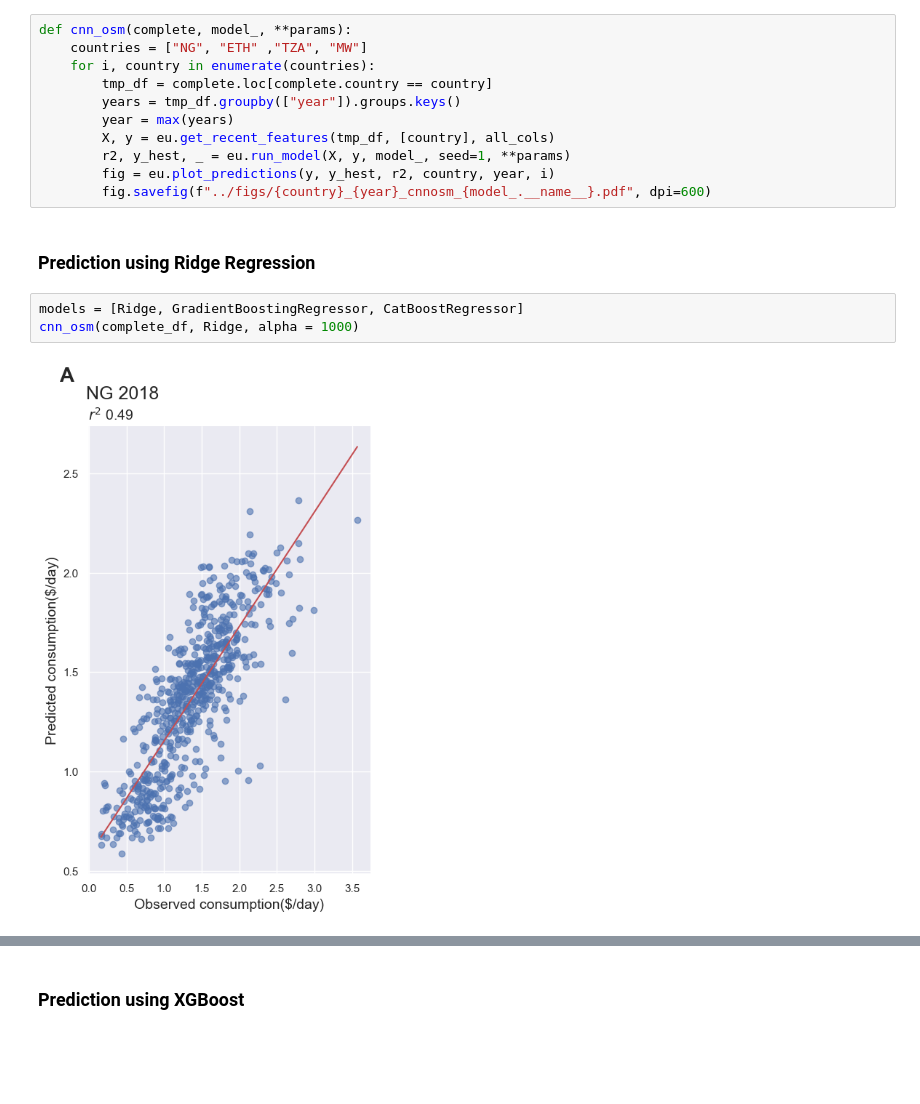
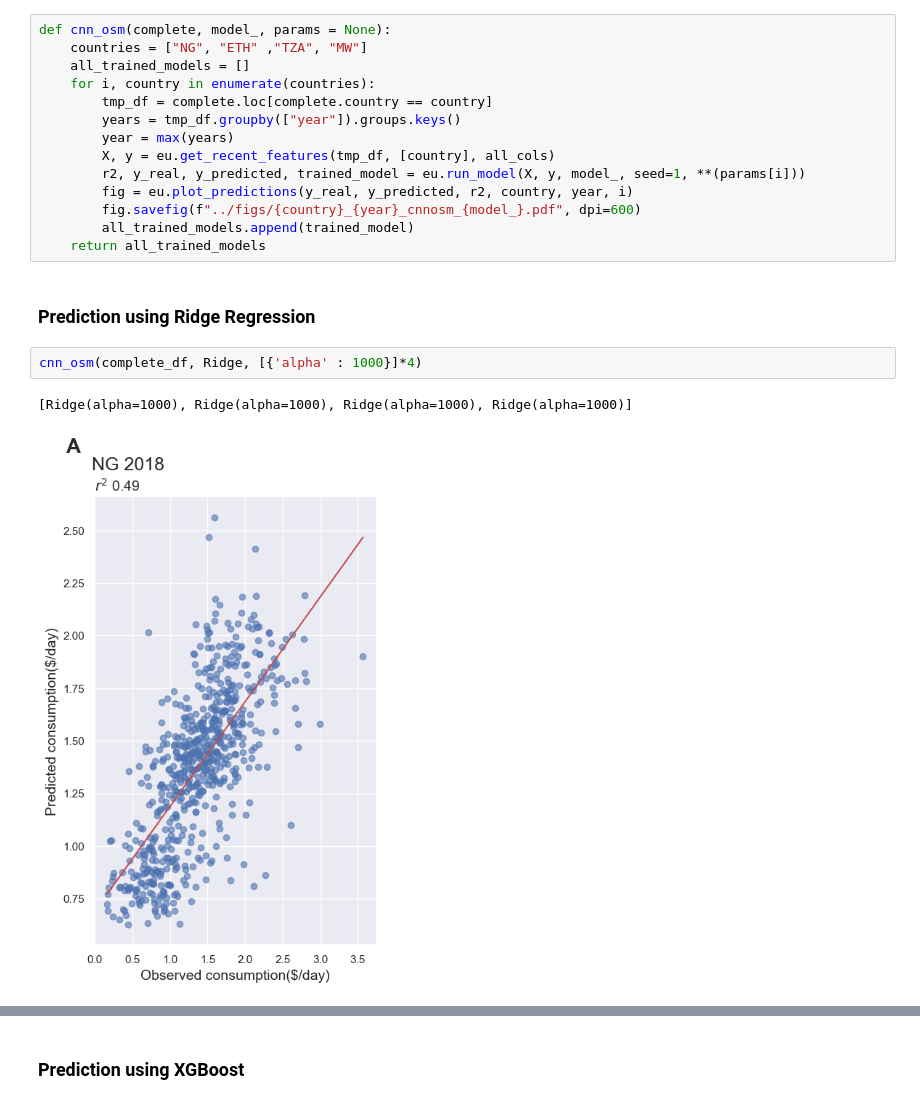
Before and after one commit to emmabhl/predicting-poverty-through-time, a Jupyter notebook: src/2_evaluation/0_recent_surveys.ipynb, the cells around one changed output, grey strips where cells are left out. Saved outputs shown, nothing was run; the diff lists cells and outputs as text; blank space fills up the shorter version.

```diff
--- a/src/2_evaluation/0_recent_surveys.ipynb
+++ b/src/2_evaluation/0_recent_surveys.ipynb
@@ -31,20 +33,23 @@ complete_df, all_cols = eu.get_data("../data/lsms/processed/_all_real.csv", "../
 # %% [markdown]
 ## Predict r^2 for every country in our dataset.
 # %%
-def cnn_osm(complete, model_, **params):
+def cnn_osm(complete, model_, params = None):
     countries = ["NG", "ETH" ,"TZA", "MW"]
+    all_trained_models = []
     for i, country in enumerate(countries):
         tmp_df = complete.loc[complete.country == country]
         years = tmp_df.groupby(["year"]).groups.keys()
         year = max(years)
         X, y = eu.get_recent_features(tmp_df, [country], all_cols)
-        r2, y_hest, _ = eu.run_model(X, y, model_, seed=1, **params)
-        fig = eu.plot_predictions(y, y_hest, r2, country, year, i)
-        fig.savefig(f"../figs/{country}_{year}_cnnosm_{model_.__name__}.pdf", dpi=600)
+        r2, y_real, y_predicted, trained_model = eu.run_model(X, y, model_, seed=1, **(params[i]))
+        fig = eu.plot_predictions(y_real, y_predicted, r2, country, year, i)
+        fig.savefig(f"../figs/{country}_{year}_cnnosm_{model_}.pdf", dpi=600)
+        all_trained_models.append(trained_model)
+    return all_trained_models
 # %% [markdown]
 ### Prediction using Ridge Regression
 # %%
-models = [Ridge, GradientBoostingRegressor, CatBoostRegressor]
-cnn_osm(complete_df, Ridge, alpha = 1000)
+cnn_osm(complete_df, Ridge, [{'alpha' : 1000}]*4)
 # %% [output]
+[Ridge(alpha=1000), Ridge(alpha=1000), Ridge(alpha=1000), Ridge(alpha=1000)]
-[figure, old version]
+[figure, new version]
```
Also changed, not shown: parts of 15 cells of this notebook, 1 other file.
